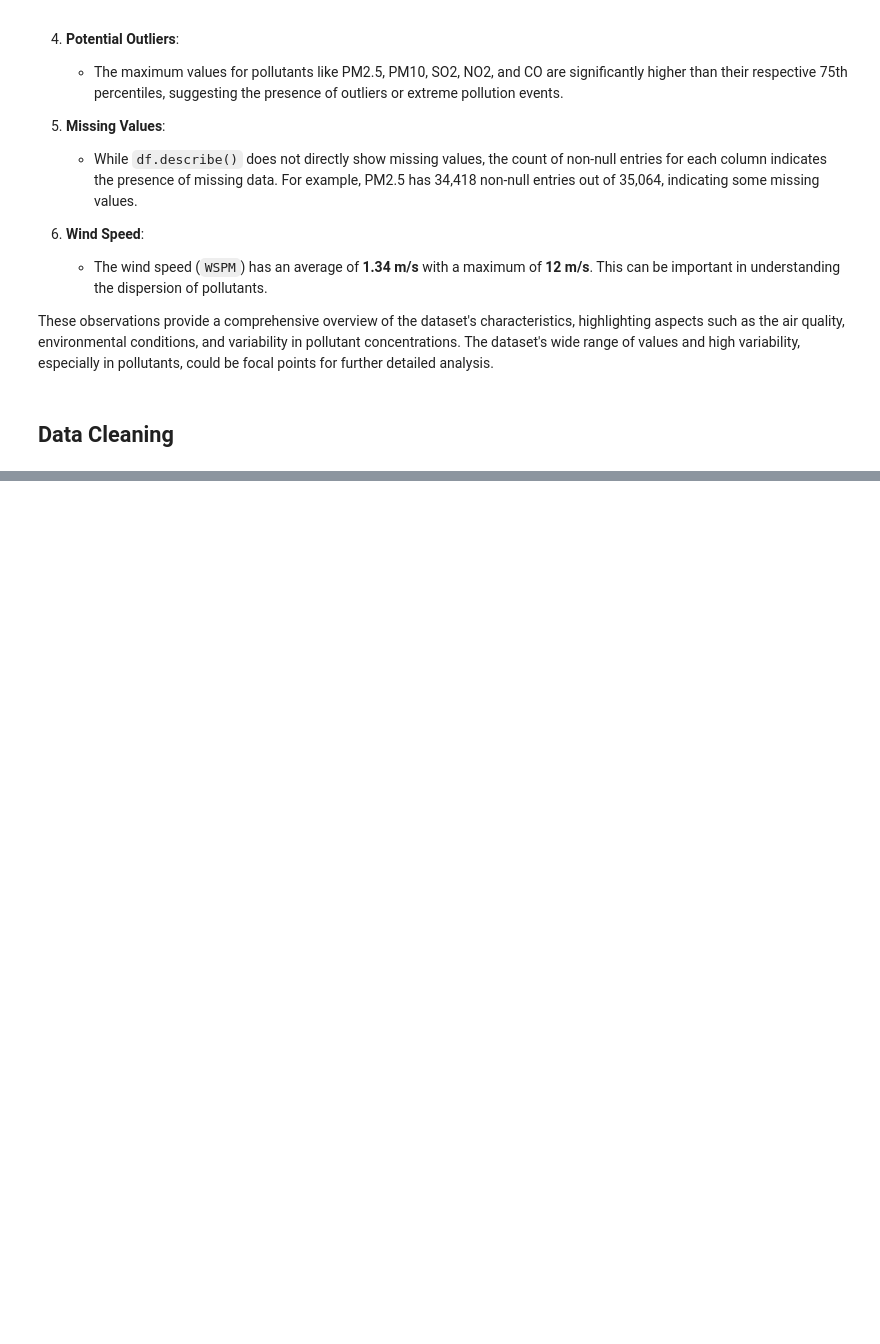
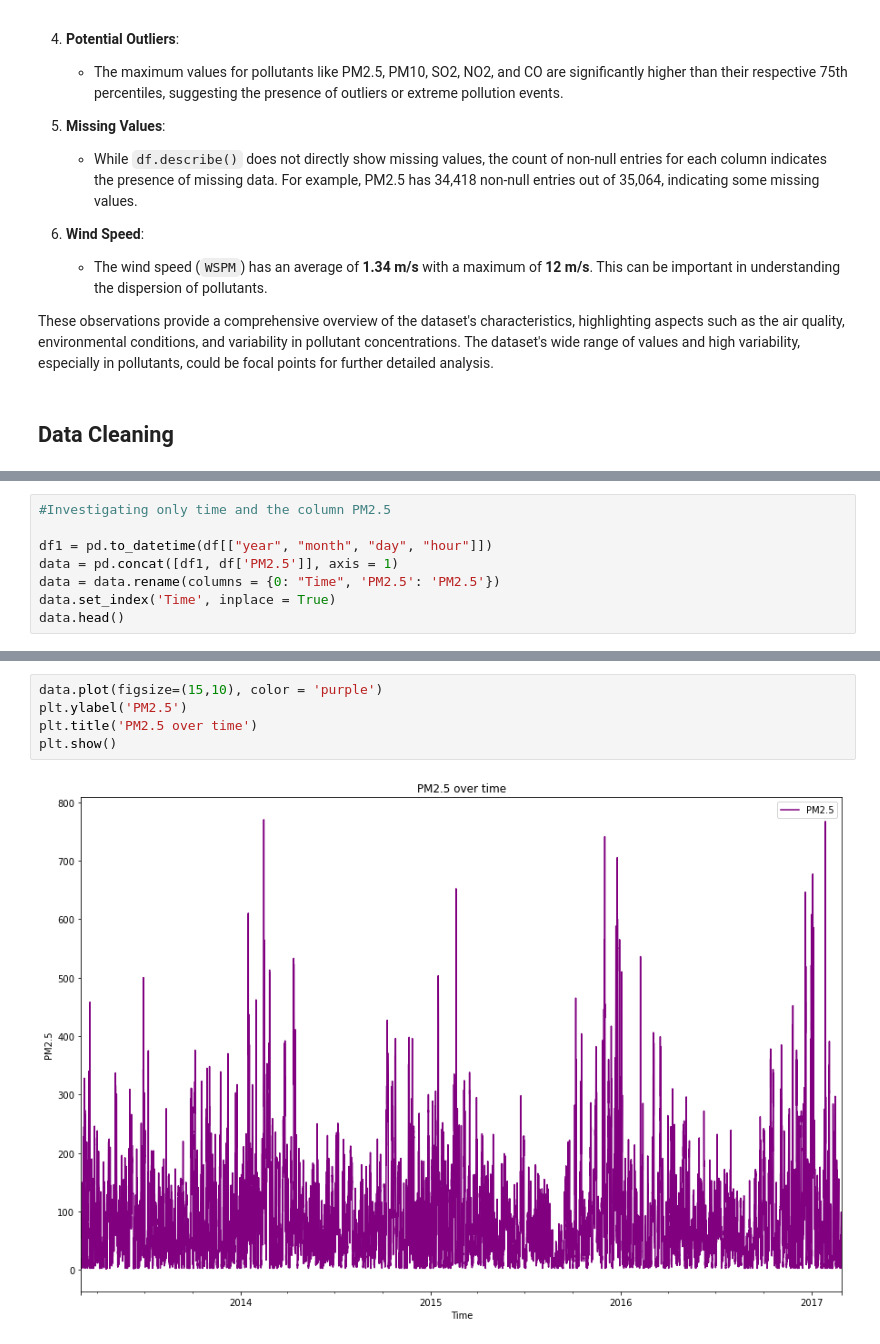
Before and after one commit to jonvis23/Air-Quality-Forecasting, a Jupyter notebook: notebook.ipynb, the cells around one changed output, grey strips where cells are left out. Cells and saved outputs as stored; diff of their text form; blank space fills up the shorter version.

```diff
--- a/notebook.ipynb
+++ b/notebook.ipynb
@@ -138,0 +178,8 @@ dtype: int64
+# %%
+#Investigating only time and the column PM2.5
+
+df1 = pd.to_datetime(df[["year", "month", "day", "hour"]])
+data = pd.concat([df1, df['PM2.5']], axis = 1)
+data = data.rename(columns = {0: "Time", 'PM2.5': 'PM2.5'})
+data.set_index('Time', inplace = True)
+data.head()
@@ -138,0 +194,7 @@ dtype: int64
+# %%
+data.plot(figsize=(15,10), color = 'purple')
+plt.ylabel('PM2.5')
+plt.title('PM2.5 over time')
+plt.show()
+# %% [output]
+[figure, added]
```
Also changed, not shown: parts of 11 cells of this notebook.
